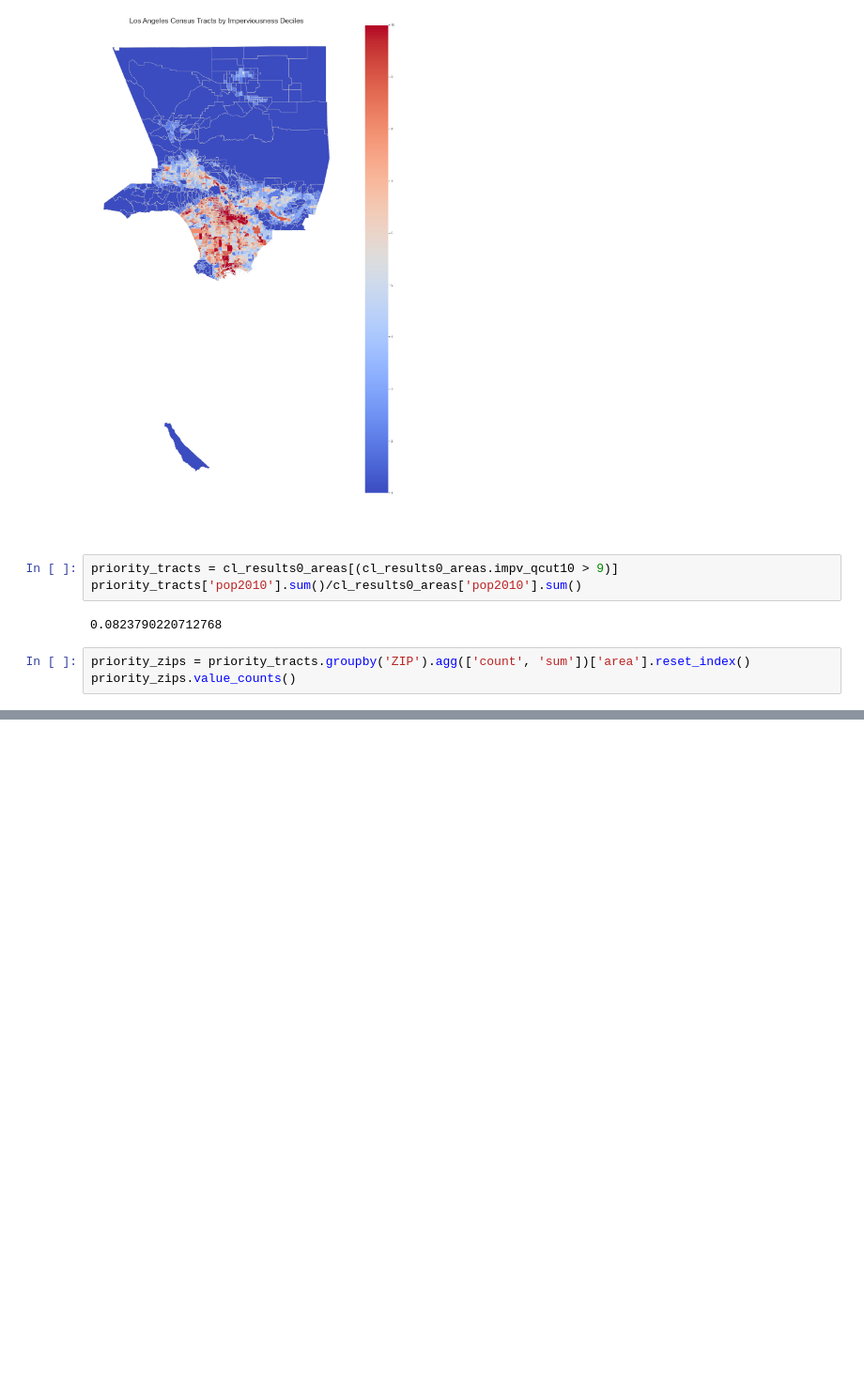
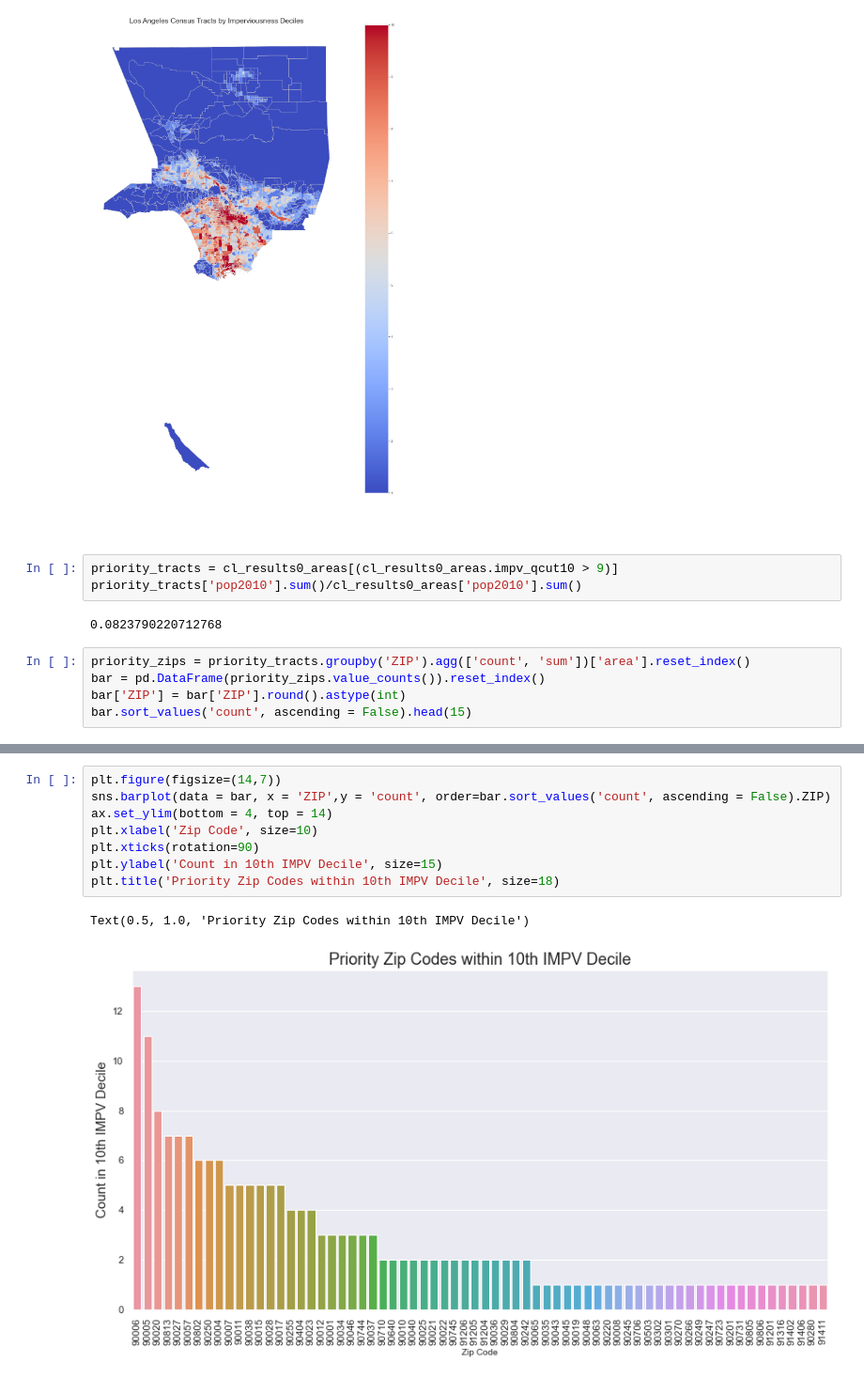
Before and after one commit to janderson5417/earthgrids_v2, a Jupyter notebook: v1.ipynb, the cells around one changed output, grey strips where cells are left out. Shown at 94% size. Drawn from its saved outputs; the diff is of its cells as text; blank space fills up the shorter version.

```diff
--- a/v1.ipynb
+++ b/v1.ipynb
@@ -535,5 +535,7 @@ priority_tracts['pop2010'].sum()/cl_results0_areas['pop2010'].sum()
 0.0823790220712768
 # %%
 priority_zips = priority_tracts.groupby('ZIP').agg(['count', 'sum'])['area'].reset_index()
-priority_zips.value_counts()
+bar = pd.DataFrame(priority_zips.value_counts()).reset_index()
+bar['ZIP'] = bar['ZIP'].round().astype(int)
+bar.sort_values('count', ascending = False).head(15)
 # %% [output]
@@ -552,0 +558,11 @@ Length: 68, dtype: int64
+# %%
+plt.figure(figsize=(14,7))
+sns.barplot(data = bar, x = 'ZIP',y = 'count', order=bar.sort_values('count', ascending = False).ZIP)
+ax.set_ylim(bottom = 4, top = 14)
+plt.xlabel('Zip Code', size=10)
+plt.xticks(rotation=90)
+plt.ylabel('Count in 10th IMPV Decile', size=15)
+plt.title('Priority Zip Codes within 10th IMPV Decile', size=18)
+# %% [output]
+Text(0.5, 1.0, 'Priority Zip Codes within 10th IMPV Decile')
+[figure, added]
```
Also changed, not shown: parts of 12 cells of this notebook, 1 other file.
